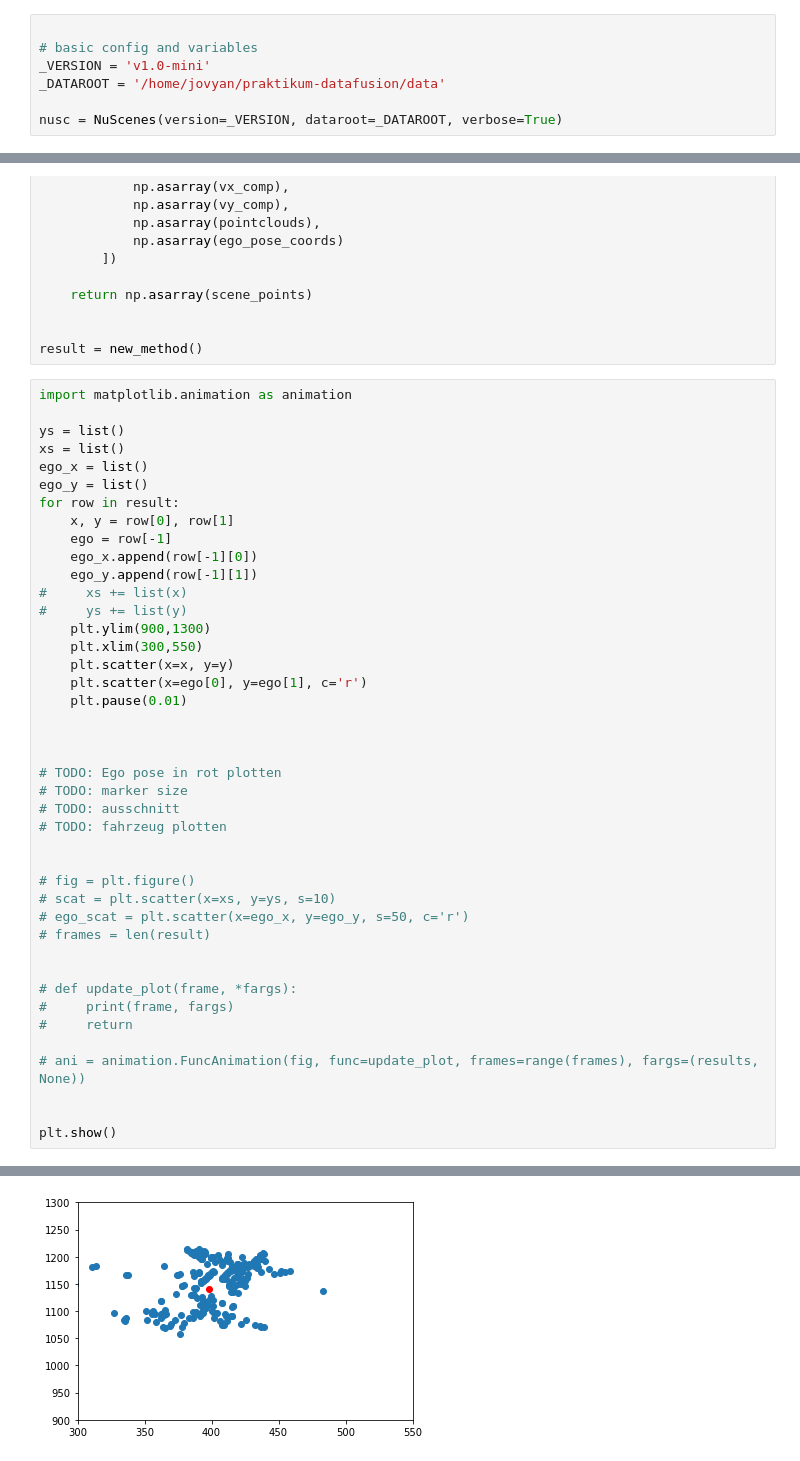
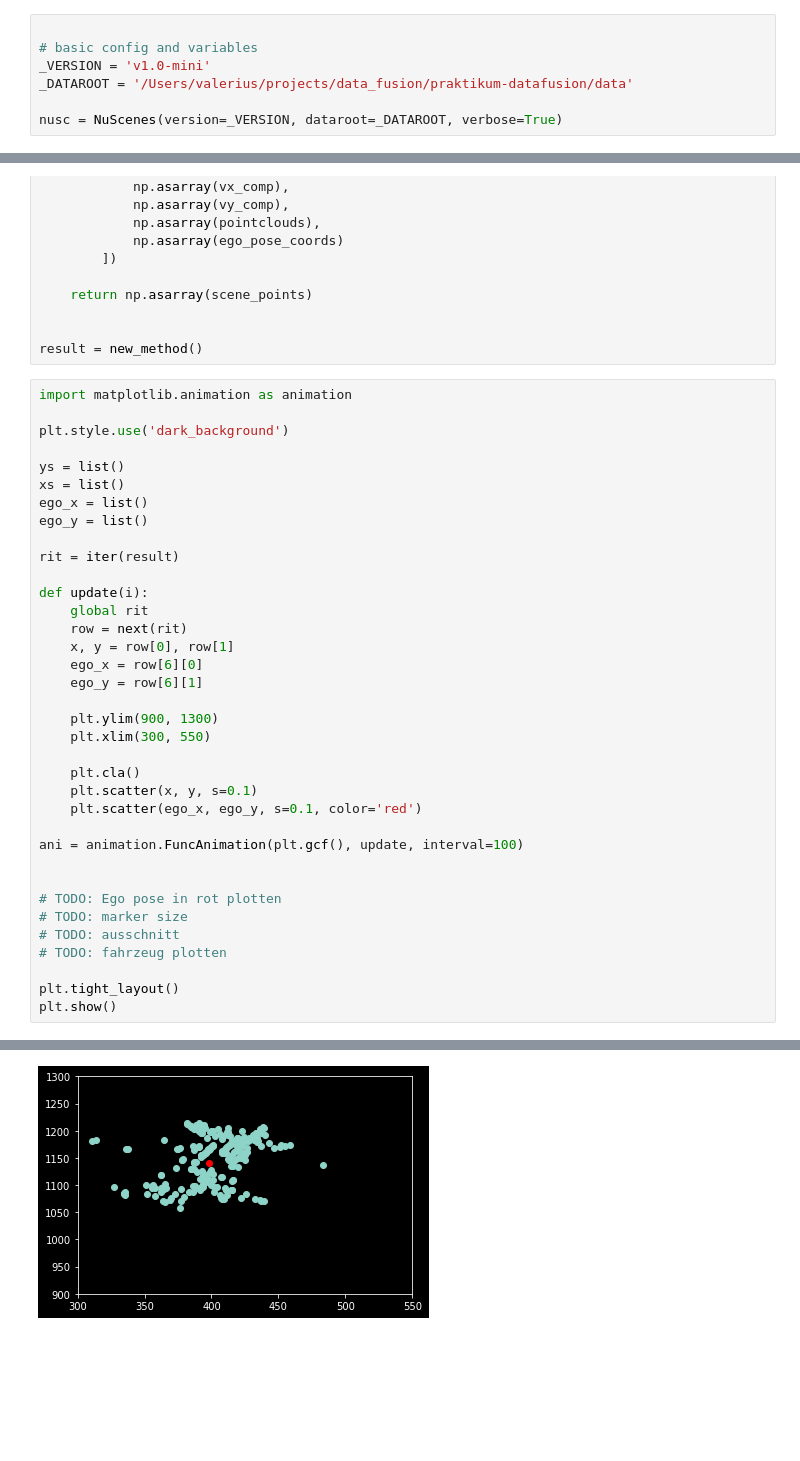
Before and after one commit to valerius21/praktikum-datafusion, a Jupyter notebook: notebooks/data_prep.ipynb, the cells around one changed output, grey strips where cells are left out. Cells and saved outputs as stored; diff of their text form; blank space fills up the shorter version.

```diff
--- a/notebooks/data_prep.ipynb
+++ b/notebooks/data_prep.ipynb
@@ -13,7 +12,7 @@ from pyquaternion import Quaternion
 
 # basic config and variables
 _VERSION = 'v1.0-mini'
-_DATAROOT = '/home/jovyan/praktikum-datafusion/data'
+_DATAROOT = '/Users/valerius/projects/data_fusion/praktikum-datafusion/data'
 
 nusc = NuScenes(version=_VERSION, dataroot=_DATAROOT, verbose=True)
 # %% [output]
@@ -148,24 +147,31 @@ def new_method():
 result = new_method()
 # %%
 import matplotlib.animation as animation
+
+plt.style.use('dark_background')
 
 ys = list()
 xs = list()
 ego_x = list()
 ego_y = list()
-for row in result:
+
+rit = iter(result)
+
+def update(i):
+    global rit
+    row = next(rit)
     x, y = row[0], row[1]
-    ego = row[-1]
-    ego_x.append(row[-1][0])
-    ego_y.append(row[-1][1])
-#     xs += list(x)
-#     ys += list(y)
-    plt.ylim(900,1300)
-    plt.xlim(300,550)
-    plt.scatter(x=x, y=y)
-    plt.scatter(x=ego[0], y=ego[1], c='r')
-    plt.pause(0.01)
+    ego_x = row[6][0]
+    ego_y = row[6][1]
 
+    plt.ylim(900, 1300)
+    plt.xlim(300, 550)
+
+    plt.cla()
+    plt.scatter(x, y, s=0.1)
+    plt.scatter(ego_x, ego_y, s=0.1, color='red')
+
+ani = animation.FuncAnimation(plt.gcf(), update, interval=100)
 
 
 # TODO: Ego pose in rot plotten
@@ -173,19 +179,6 @@ for row in result:
 # TODO: ausschnitt
 # TODO: fahrzeug plotten
 
-
-# fig = plt.figure()
-# scat = plt.scatter(x=xs, y=ys, s=10)
-# ego_scat = plt.scatter(x=ego_x, y=ego_y, s=50, c='r')
-# frames = len(result)
-
-
-# def update_plot(frame, *fargs):
-#     print(frame, fargs)
-#     return
-
-# ani = animation.FuncAnimation(fig, func=update_plot, frames=range(frames), fargs=(results, None))
-
-
+plt.tight_layout()
 plt.show()
 # %% [output]
@@ -202 +195 @@ plt.show()
-[figure, old version]
+[figure, new version]
```
Also changed, not shown: parts of 3 cells of this notebook, 1 other file.
